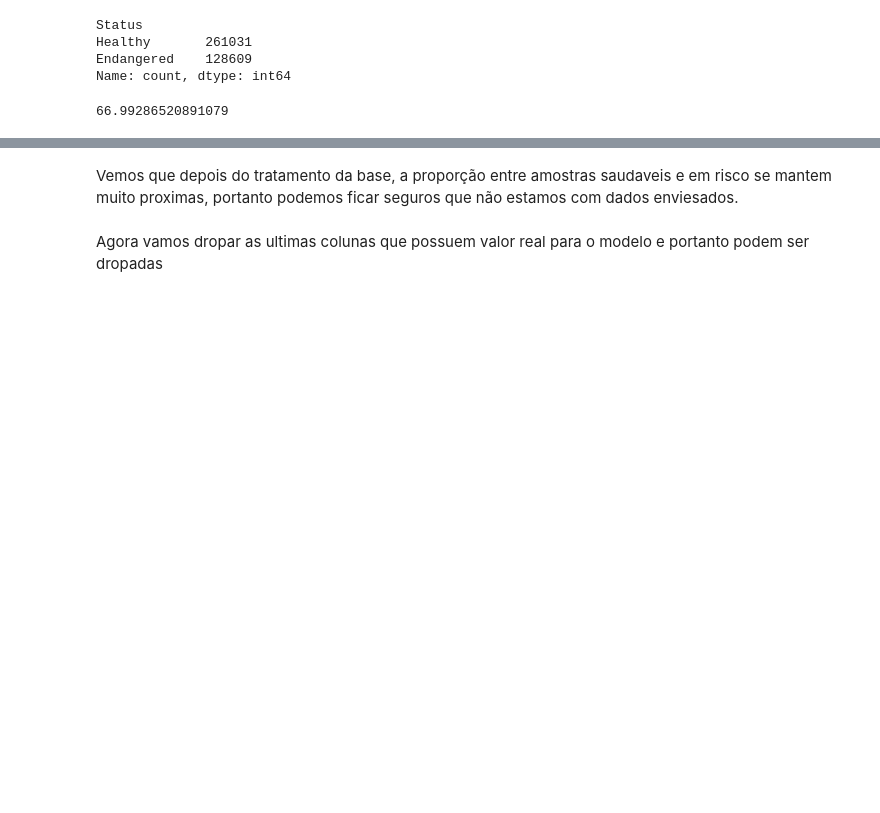
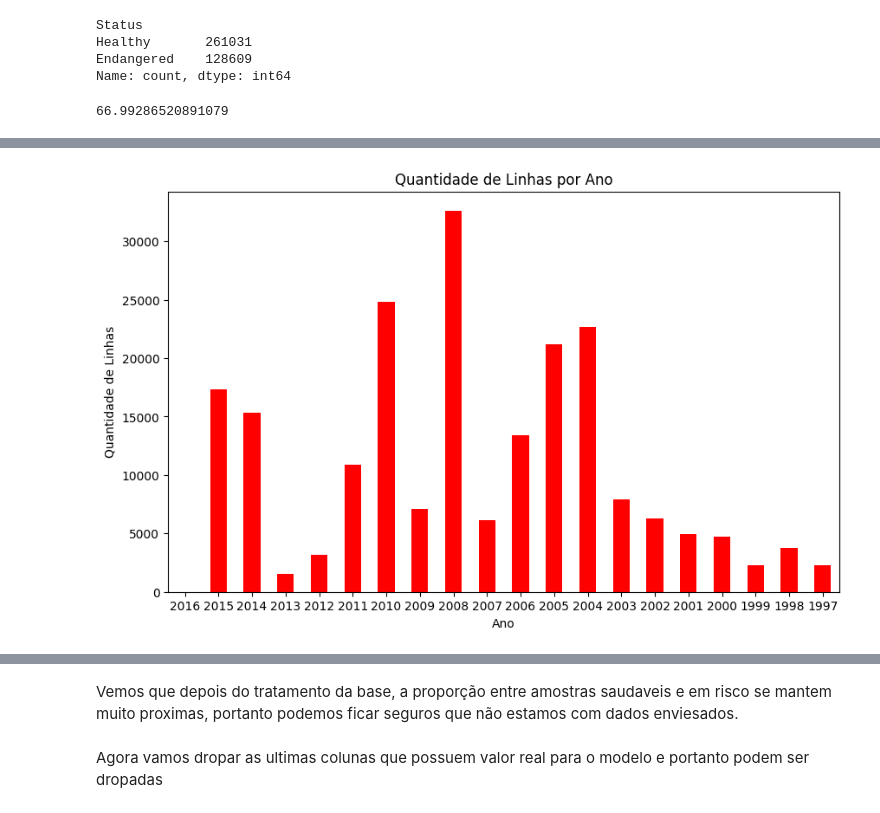
Before and after one commit to ArtCouSan/Frontend, a Jupyter notebook: GS - Frontend.ipynb, the cells around one changed output, grey strips where cells are left out. Drawn from its saved outputs; the diff is of its cells as text; code cells hidden in the pictures; blank space fills up the shorter version.

```diff
--- a/GS - Frontend.ipynb
+++ b/GS - Frontend.ipynb
@@ -654,0 +669,16 @@ Name: count, dtype: int64
+# %%
+df_sorted = df_dropped['DateYear'].sort_values()
+
+# Contar a frequência de cada ano
+ano_counts = df_sorted.value_counts().sort_index(ascending=False)
+ano_counts_u = ano_counts.head(20)
+df_sorted = df_dropped['DateYear'].sort_values()
+plt.figure(figsize=(10, 6))
+ano_counts_u.plot(kind='bar', color='red')
+plt.title('Quantidade de Linhas por Ano')
+plt.xlabel('Ano')
+plt.ylabel('Quantidade de Linhas')
+plt.xticks(rotation=0)
+plt.show()
+# %% [output]
+[figure, added]
```
Also changed, not shown: parts of 11 cells of this notebook.
